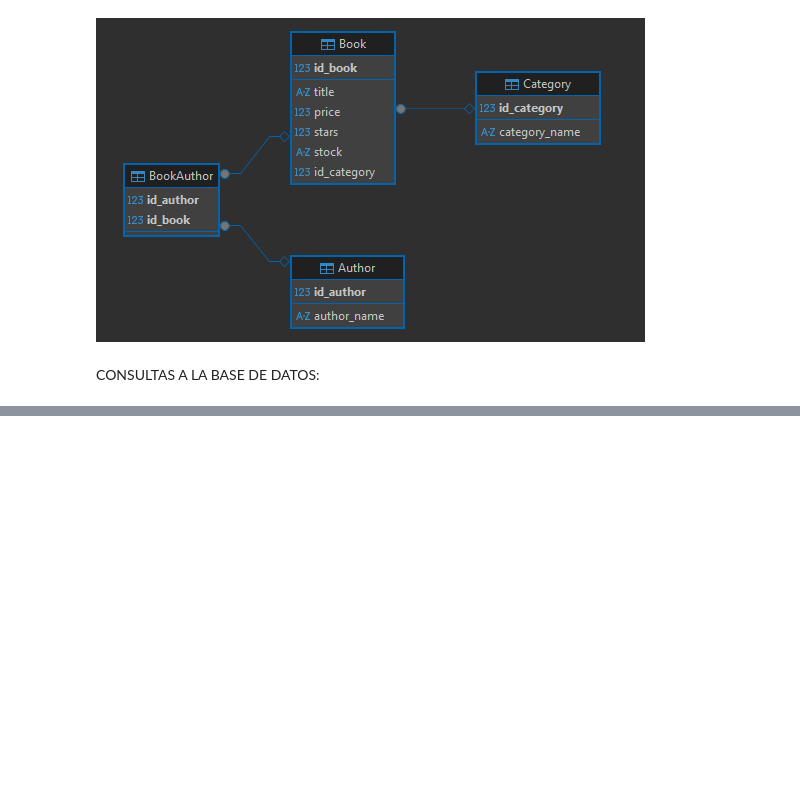
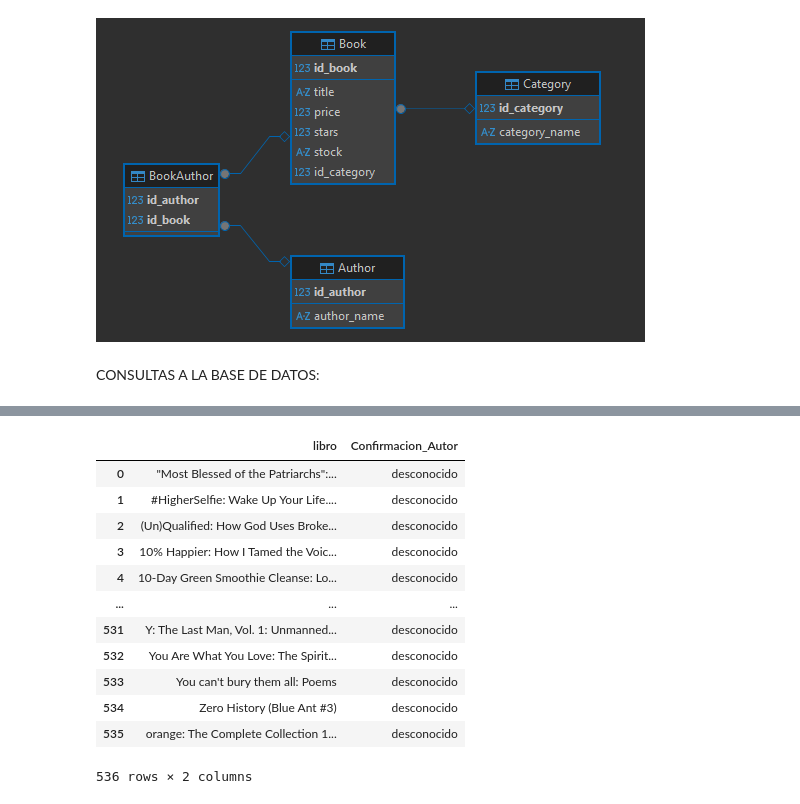
Before and after one commit to SadCloud03/Scraper_proyect, a Jupyter notebook: Scraper.ipynb, the cells around one changed output, grey strips where cells are left out. Drawn from its saved outputs; the diff is of its cells as text; code cells hidden in the pictures; blank space fills up the shorter version.

```diff
--- a/Scraper.ipynb
+++ b/Scraper.ipynb
@@ -272,28 +283,41 @@ conexion.close()
 # %%
 # ----- CONSULTA 2 (mostrar libros sin autores definidos) -----
 import sqlite3
+import pandas as pd
 
 conexion = sqlite3.connect('Books_to_scrape.db')
-cursor = conexion.cursor()
 
-cursor.execute("""
+query = ("""
 SELECT
     Book.title AS libro,
     Author.author_name AS Confirmacion_Autor
 FROM
     Book
 JOIN BookAuthor ON BookAuthor.id_book = Book.id_book
 JOIN Author ON Author.id_author = BookAuthor.id_author
 WHERE Confirmacion_Autor = 'desconocido'
 GROUP BY Book.title;
 """)
 
-consulta = cursor.fetchall()
-
-for fila in consulta:
-    print(fila)
+df = pd.read_sql_query(query, conexion)
 
 conexion.close()
+
+display(df)
+# %% [output]
+|  | libro | Confirmacion_Autor |
+| 0 | "Most Blessed of the Patriarchs":... | desconocido |
+| 1 | #HigherSelfie: Wake Up Your Life.... | desconocido |
+| 2 | (Un)Qualified: How God Uses Broke... | desconocido |
+| 3 | 10% Happier: How I Tamed the Voic... | desconocido |
+| 4 | 10-Day Green Smoothie Cleanse: Lo... | desconocido |
+| ... | ... | ... |
+| 531 | Y: The Last Man, Vol. 1: Unmanned... | desconocido |
+| 532 | You Are What You Love: The Spirit... | desconocido |
+| 533 | You can't bury them all: Poems | desconocido |
+| 534 | Zero History (Blue Ant #3) | desconocido |
+| 535 | orange: The Complete Collection 1... | desconocido |
+536 rows × 2 columns
 # %%
 # ----- CONSULTA 3 (Libros con rating mayor a X) -----
 import sqlite3
```
Also changed, not shown: parts of 6 cells of this notebook, 2 other files.
